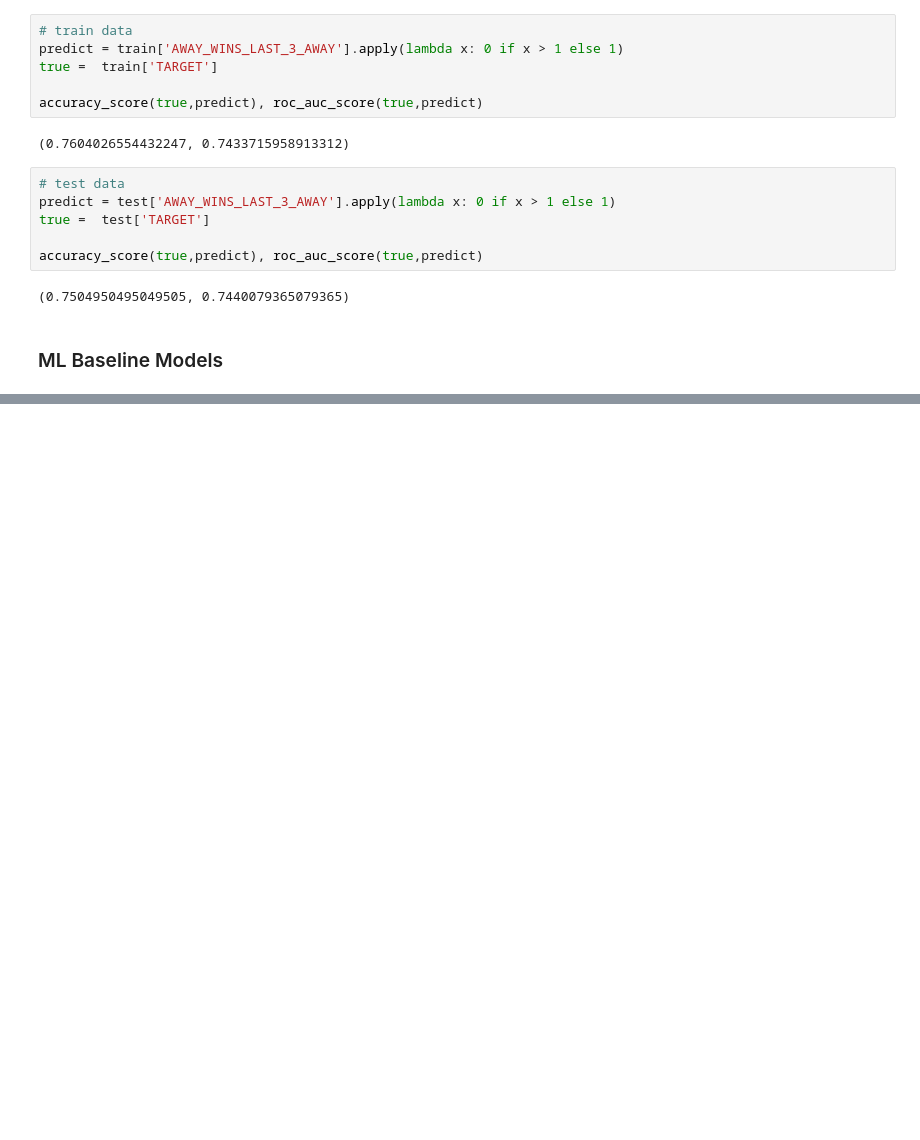
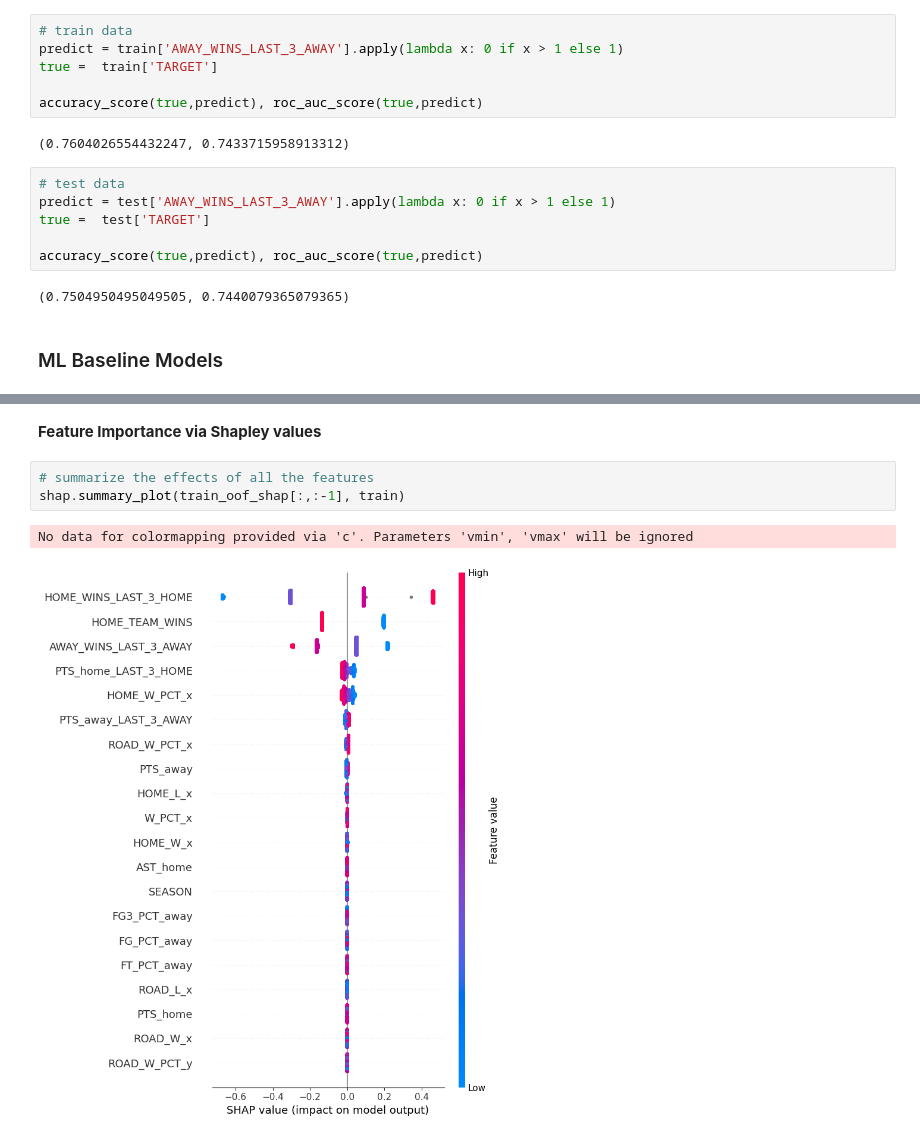
Before and after one commit to cmunch1/nba-prediction, a Jupyter notebook: 04_model_baseline.ipynb, the cells around one changed output, grey strips where cells are left out. Drawn from its saved outputs; the diff is of its cells as text; blank space fills up the shorter version.

```diff
--- a/04_model_baseline.ipynb
+++ b/04_model_baseline.ipynb
@@ -143,0 +316,8 @@ test = encode_data(test)
+# %% [markdown]
+**Feature Importance via Shapley values**
+# %%
+# summarize the effects of all the features
+shap.summary_plot(train_oof_shap[:,:-1], train)
+# %% [output]
+No data for colormapping provided via 'c'. Parameters 'vmin', 'vmax' will be ignored
+[figure, added]
```
Also changed, not shown: parts of 15 cells of this notebook.
